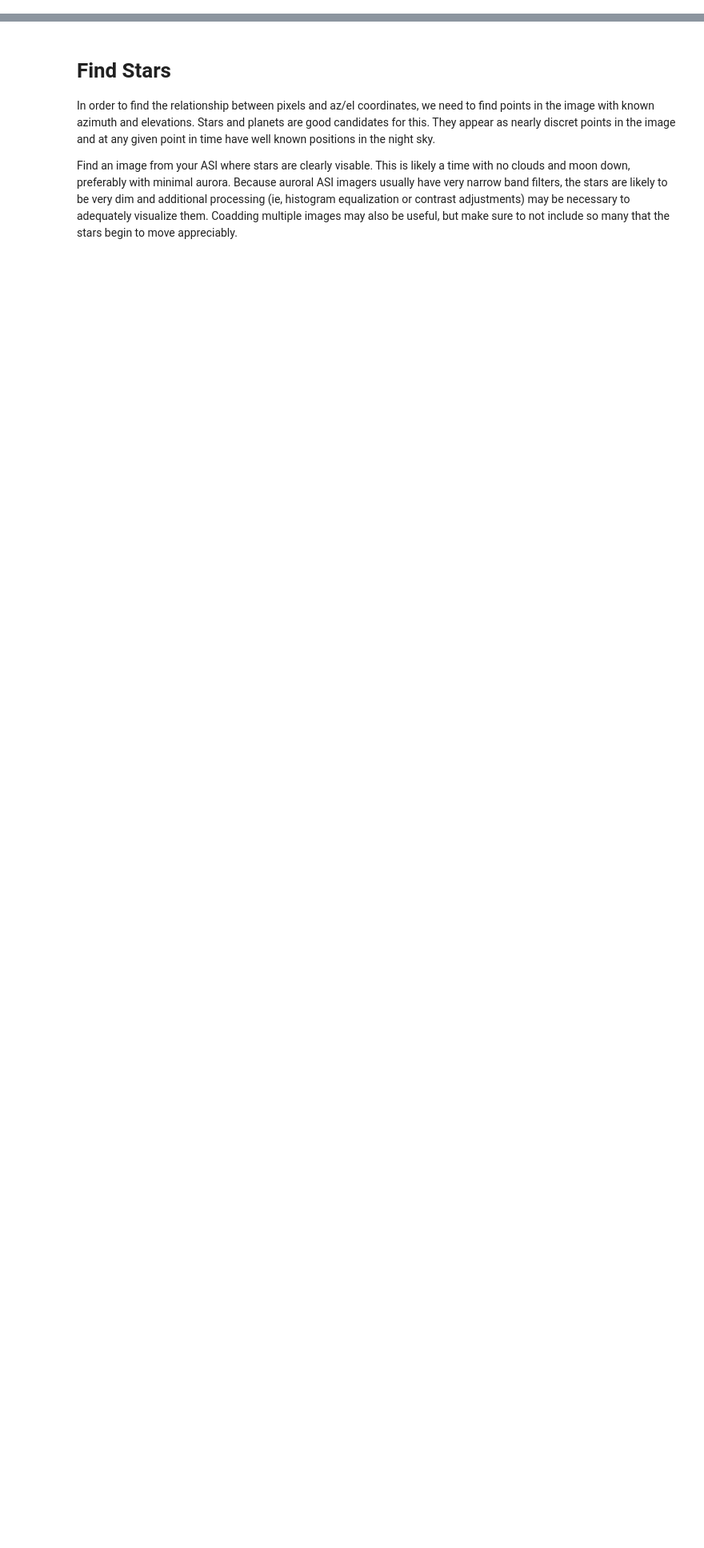
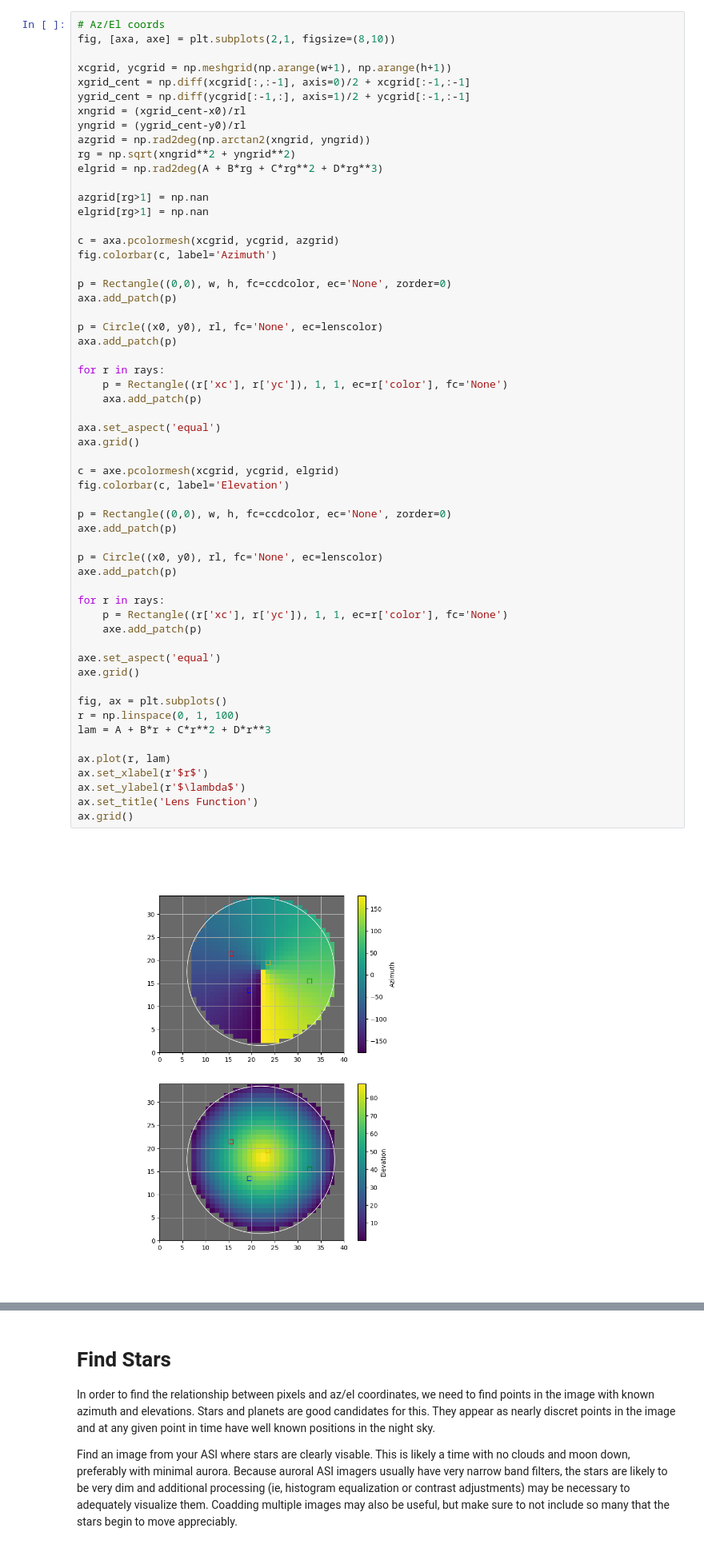
Before and after one commit to ljlamarche/asistarcalibration, a Jupyter notebook: tutorial.ipynb, the cells around one changed output, grey strips where cells are left out. Shown at 80% size. Drawn from its saved outputs; the diff is of its cells as text; blank space fills up the shorter version.

```diff
--- a/tutorial.ipynb
+++ b/tutorial.ipynb
@@ -13,0 +179,59 @@ from asistarcalibration.starcal import StarCal, equalize
+# %%
+# Az/El coords
+fig, [axa, axe] = plt.subplots(2,1, figsize=(8,10))
+
+xcgrid, ycgrid = np.meshgrid(np.arange(w+1), np.arange(h+1))
+xgrid_cent = np.diff(xcgrid[:,:-1], axis=0)/2 + xcgrid[:-1,:-1]
+ygrid_cent = np.diff(ycgrid[:-1,:], axis=1)/2 + ycgrid[:-1,:-1]
+xngrid = (xgrid_cent-x0)/rl
+yngrid = (ygrid_cent-y0)/rl
+azgrid = np.rad2deg(np.arctan2(xngrid, yngrid))
+rg = np.sqrt(xngrid**2 + yngrid**2)
+elgrid = np.rad2deg(A + B*rg + C*rg**2 + D*rg**3)
+
+azgrid[rg>1] = np.nan
+elgrid[rg>1] = np.nan
+
+c = axa.pcolormesh(xcgrid, ycgrid, azgrid)
+fig.colorbar(c, label='Azimuth')
+
+p = Rectangle((0,0), w, h, fc=ccdcolor, ec='None', zorder=0)
+axa.add_patch(p)
+
+p = Circle((x0, y0), rl, fc='None', ec=lenscolor)
+axa.add_patch(p)
+
+for r in rays:
+    p = Rectangle((r['xc'], r['yc']), 1, 1, ec=r['color'], fc='None')
+    axa.add_patch(p)
+
+axa.set_aspect('equal')
+axa.grid()
+
+c = axe.pcolormesh(xcgrid, ycgrid, elgrid)
+fig.colorbar(c, label='Elevation')
+
+p = Rectangle((0,0), w, h, fc=ccdcolor, ec='None', zorder=0)
+axe.add_patch(p)
+
+p = Circle((x0, y0), rl, fc='None', ec=lenscolor)
+axe.add_patch(p)
+
+for r in rays:
+    p = Rectangle((r['xc'], r['yc']), 1, 1, ec=r['color'], fc='None')
+    axe.add_patch(p)
+
+axe.set_aspect('equal')
+axe.grid()
+
+fig, ax = plt.subplots()
+r = np.linspace(0, 1, 100)
+lam = A + B*r + C*r**2 + D*r**3
+
+ax.plot(r, lam)
+ax.set_xlabel(r'$r$')
+ax.set_ylabel(r'$\lambda$')
+ax.set_title('Lens Function')
+ax.grid()
+# %% [output]
+[figure, added]
```
Also changed, not shown: parts of 15 cells of this notebook.
